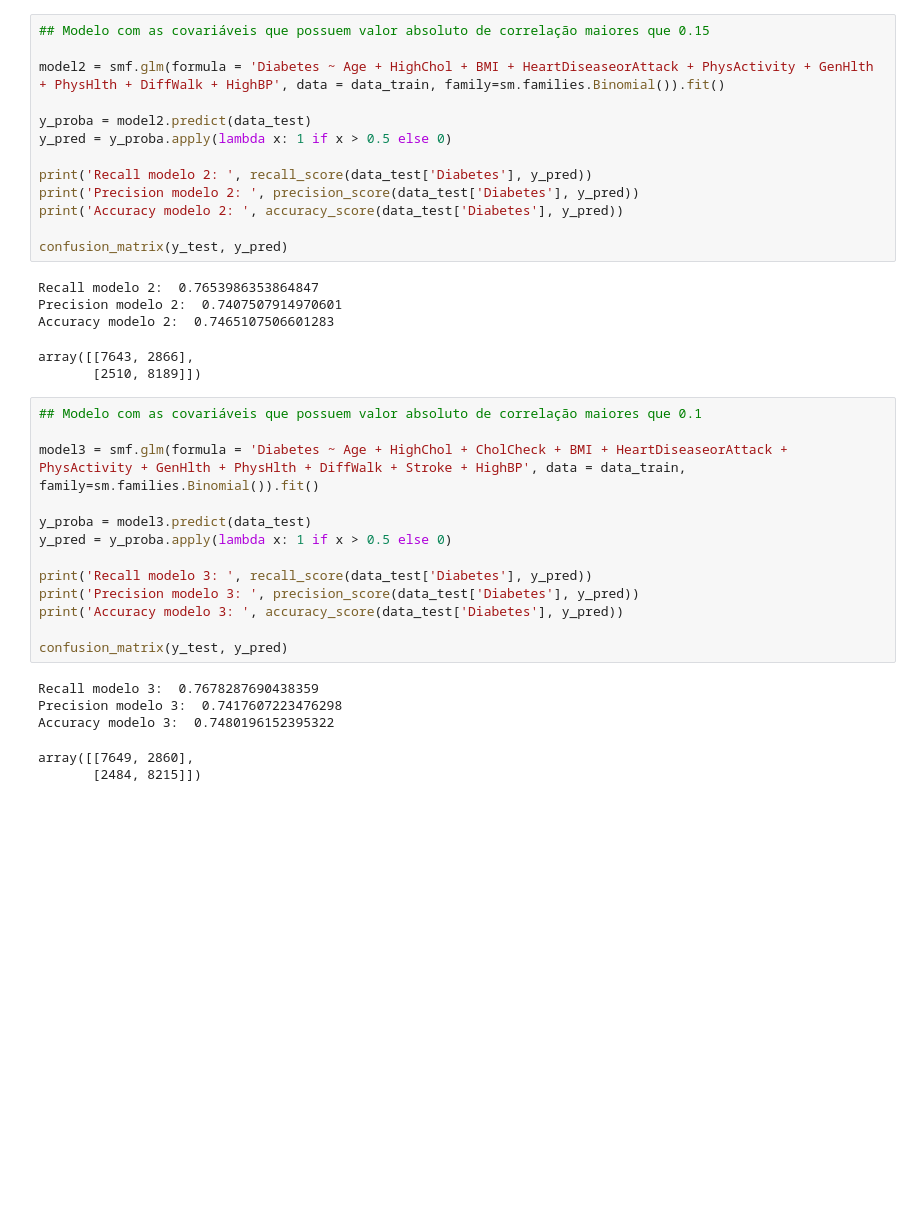
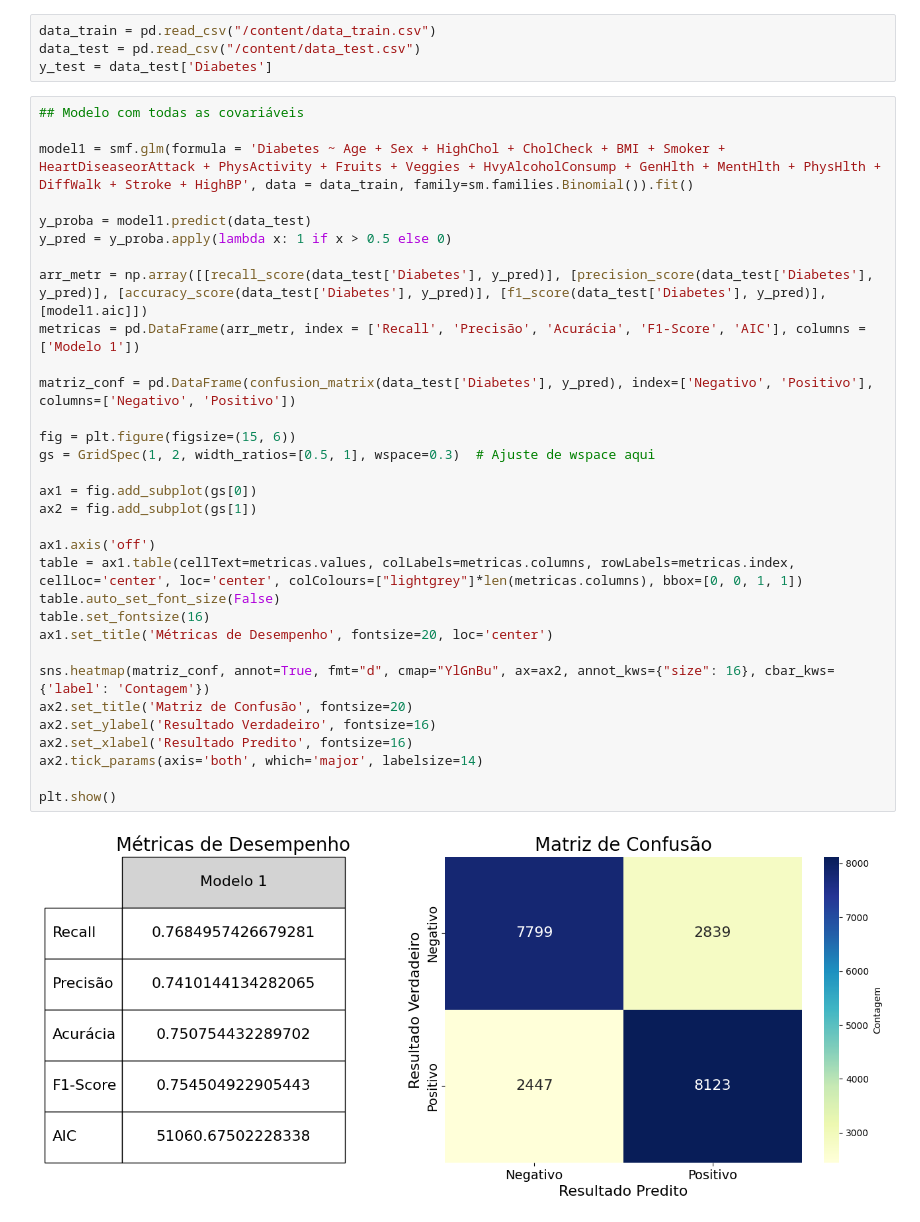
Before and after one commit to JoaoPereiraOliveira/Regressao_Logistica-Diabetes, a Jupyter notebook: modelos_diabetes.ipynb, the cells around one changed output. Saved outputs shown, nothing was run; the diff lists cells and outputs as text; blank space fills up the shorter version.

```diff
--- a/modelos_diabetes.ipynb
+++ b/modelos_diabetes.ipynb
@@ -65,38 +25,38 @@ HighBP                   0.7426      0.024     31.524      0.000       0.696
-# %%
-## Modelo com as covariáveis que possuem valor absoluto de correlação maiores que 0.15
-
-model2 = smf.glm(formula = 'Diabetes ~ Age + HighChol + BMI + HeartDiseaseorAttack + PhysActivity + GenHlth + PhysHlth + DiffWalk + HighBP', data = data_train, family=sm.families.Binomial()).fit()
-
-y_proba = model2.predict(data_test)
-y_pred = y_proba.apply(lambda x: 1 if x > 0.5 else 0)
-
-print('Recall modelo 2: ', recall_score(data_test['Diabetes'], y_pred))
-print('Precision modelo 2: ', precision_score(data_test['Diabetes'], y_pred))
-print('Accuracy modelo 2: ', accuracy_score(data_test['Diabetes'], y_pred))
-
-confusion_matrix(y_test, y_pred)
-# %% [output]
-Recall modelo 2:  0.7653986353864847
-Precision modelo 2:  0.7407507914970601
-Accuracy modelo 2:  0.7465107506601283
-array([[7643, 2866],
-       [2510, 8189]])
-# %%
-## Modelo com as covariáveis que possuem valor absoluto de correlação maiores que 0.1
-
-model3 = smf.glm(formula = 'Diabetes ~ Age + HighChol + CholCheck + BMI + HeartDiseaseorAttack + PhysActivity + GenHlth + PhysHlth + DiffWalk + Stroke + HighBP', data = data_train, family=sm.families.Binomial()).fit()
-
-y_proba = model3.predict(data_test)
-y_pred = y_proba.apply(lambda x: 1 if x > 0.5 else 0)
-
-print('Recall modelo 3: ', recall_score(data_test['Diabetes'], y_pred))
-print('Precision modelo 3: ', precision_score(data_test['Diabetes'], y_pred))
-print('Accuracy modelo 3: ', accuracy_score(data_test['Diabetes'], y_pred))
-
-confusion_matrix(y_test, y_pred)
-# %% [output]
-Recall modelo 3:  0.7678287690438359
-Precision modelo 3:  0.7417607223476298
-Accuracy modelo 3:  0.7480196152395322
-array([[7649, 2860],
-       [2484, 8215]])
+# %%
+data_train = pd.read_csv("/content/data_train.csv")
+data_test = pd.read_csv("/content/data_test.csv")
+y_test = data_test['Diabetes']
+# %%
+## Modelo com todas as covariáveis
+
+model1 = smf.glm(formula = 'Diabetes ~ Age + Sex + HighChol + CholCheck + BMI + Smoker + HeartDiseaseorAttack + PhysActivity + Fruits + Veggies + HvyAlcoholConsump + GenHlth + MentHlth + PhysHlth + DiffWalk + Stroke + HighBP', data = data_train, family=sm.families.Binomial()).fit()
+
+y_proba = model1.predict(data_test)
+y_pred = y_proba.apply(lambda x: 1 if x > 0.5 else 0)
+
+arr_metr = np.array([[recall_score(data_test['Diabetes'], y_pred)], [precision_score(data_test['Diabetes'], y_pred)], [accuracy_score(data_test['Diabetes'], y_pred)], [f1_score(data_test['Diabetes'], y_pred)], [model1.aic]])
+metricas = pd.DataFrame(arr_metr, index = ['Recall', 'Precisão', 'Acurácia', 'F1-Score', 'AIC'], columns = ['Modelo 1'])
+
+matriz_conf = pd.DataFrame(confusion_matrix(data_test['Diabetes'], y_pred), index=['Negativo', 'Positivo'], columns=['Negativo', 'Positivo'])
+
+fig = plt.figure(figsize=(15, 6))
+gs = GridSpec(1, 2, width_ratios=[0.5, 1], wspace=0.3)  # Ajuste de wspace aqui
+
+ax1 = fig.add_subplot(gs[0])
+ax2 = fig.add_subplot(gs[1])
+
+ax1.axis('off')
+table = ax1.table(cellText=metricas.values, colLabels=metricas.columns, rowLabels=metricas.index, cellLoc='center', loc='center', colColours=["lightgrey"]*len(metricas.columns), bbox=[0, 0, 1, 1])
+table.auto_set_font_size(False)
+table.set_fontsize(16)
+ax1.set_title('Métricas de Desempenho', fontsize=20, loc='center')
+
+sns.heatmap(matriz_conf, annot=True, fmt="d", cmap="YlGnBu", ax=ax2, annot_kws={"size": 16}, cbar_kws={'label': 'Contagem'})
+ax2.set_title('Matriz de Confusão', fontsize=20)
+ax2.set_ylabel('Resultado Verdadeiro', fontsize=16)
+ax2.set_xlabel('Resultado Predito', fontsize=16)
+ax2.tick_params(axis='both', which='major', labelsize=14)
+
+plt.show()
+# %% [output]
+[figure, added]
```
Also changed, not shown: parts of 20 cells of this notebook.
